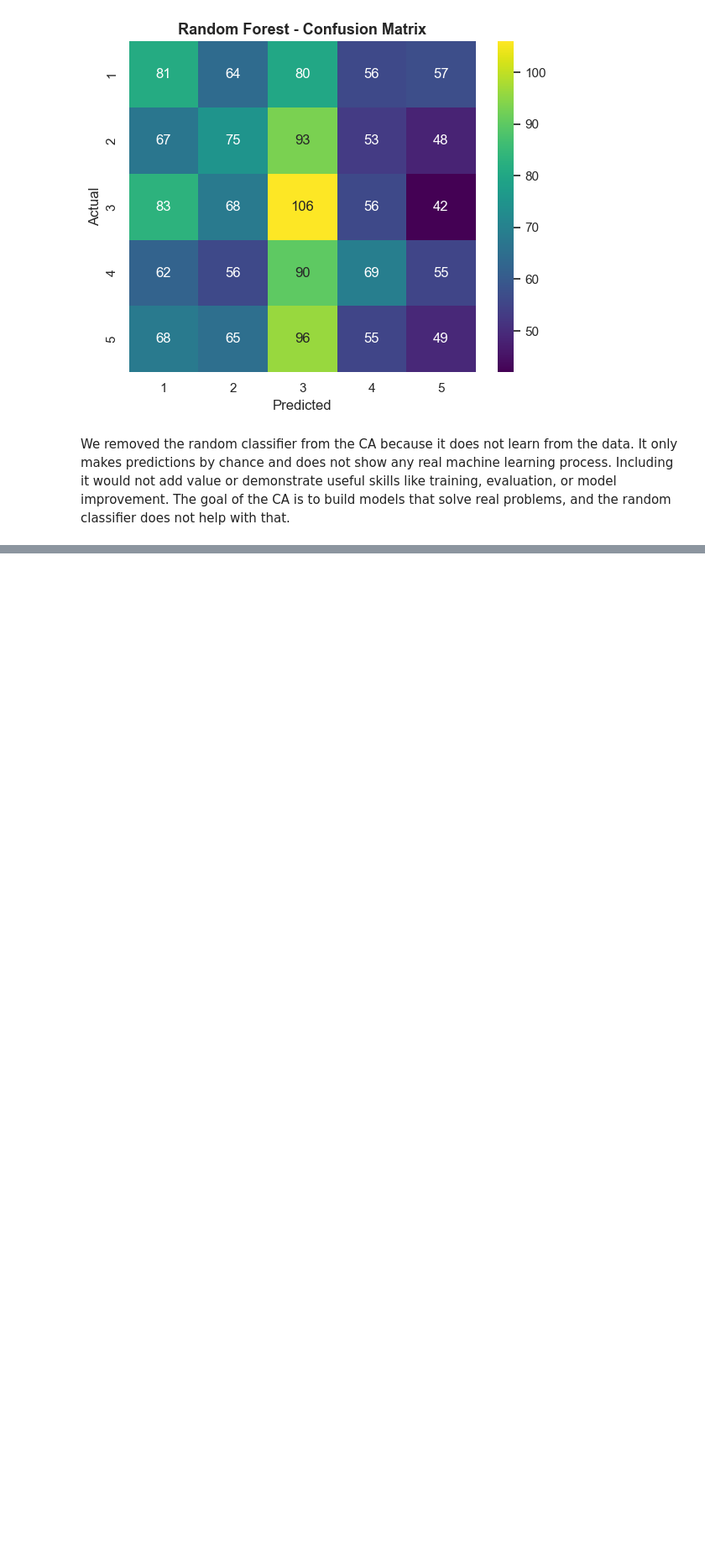
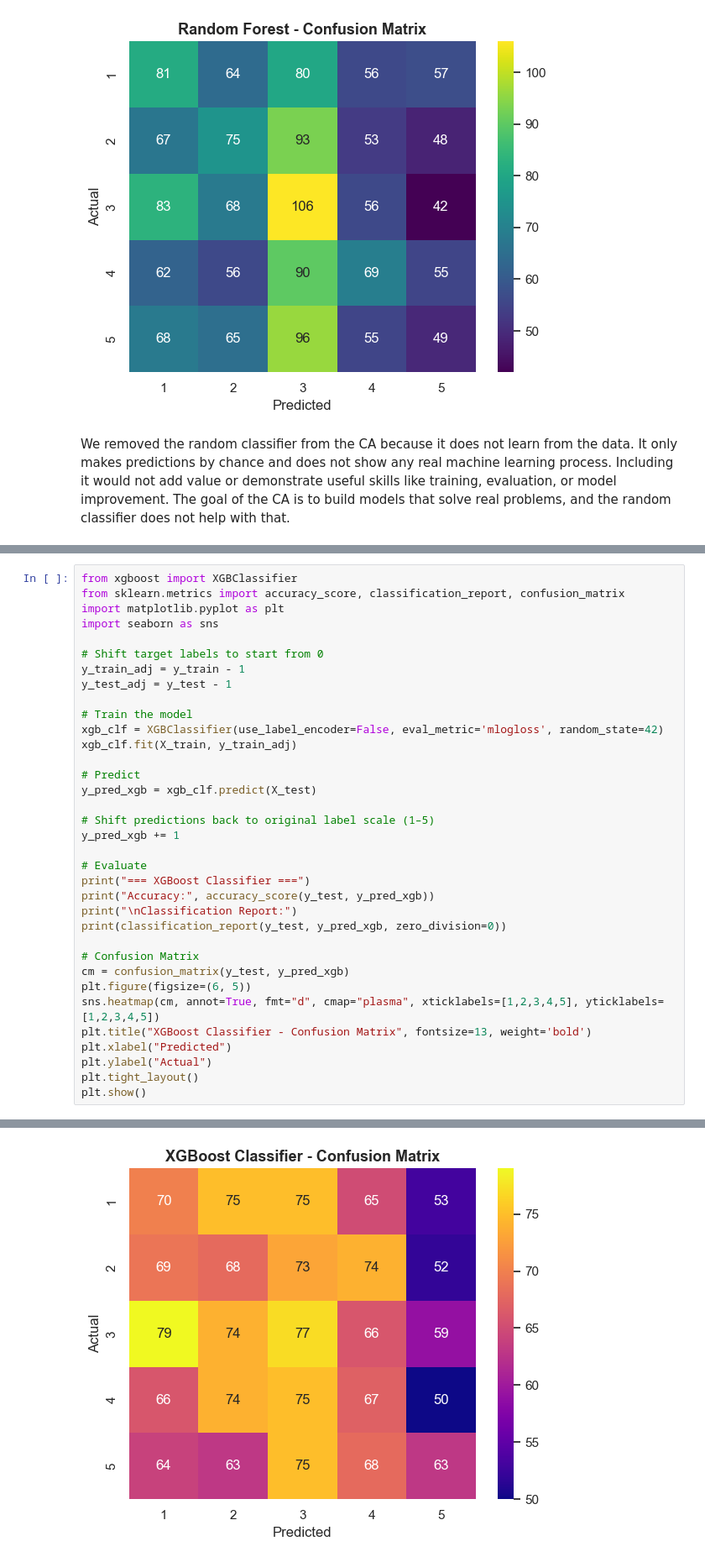
Before and after one commit to CCT-Dublin/capstone-project-feb-2024-pt-denissegarciavivolo, a Jupyter notebook: CA3_CapstoneProject_DenisseGarcia_Data1.ipynb, the cells around one changed output, grey strips where cells are left out. Shown at 84% size. Saved outputs shown, nothing was run; the diff lists cells and outputs as text; blank space fills up the shorter version.

```diff
--- a/CA3_CapstoneProject_DenisseGarcia_Data1.ipynb
+++ b/CA3_CapstoneProject_DenisseGarcia_Data1.ipynb
@@ -778,0 +790,36 @@ KeyError: 'Created Time'
+# %%
+from xgboost import XGBClassifier
+from sklearn.metrics import accuracy_score, classification_report, confusion_matrix
+import matplotlib.pyplot as plt
+import seaborn as sns
+
+# Shift target labels to start from 0
+y_train_adj = y_train - 1
+y_test_adj = y_test - 1
+
+# Train the model
+xgb_clf = XGBClassifier(use_label_encoder=False, eval_metric='mlogloss', random_state=42)
+xgb_clf.fit(X_train, y_train_adj)
+
+# Predict
+y_pred_xgb = xgb_clf.predict(X_test)
+
+# Shift predictions back to original label scale (1–5)
+y_pred_xgb += 1
+
+# Evaluate
+print("=== XGBoost Classifier ===")
+print("Accuracy:", accuracy_score(y_test, y_pred_xgb))
+print("\nClassification Report:")
+print(classification_report(y_test, y_pred_xgb, zero_division=0))
+
+# Confusion Matrix
+cm = confusion_matrix(y_test, y_pred_xgb)
+plt.figure(figsize=(6, 5))
+sns.heatmap(cm, annot=True, fmt="d", cmap="plasma", xticklabels=[1,2,3,4,5], yticklabels=[1,2,3,4,5])
+plt.title("XGBoost Classifier - Confusion Matrix", fontsize=13, weight='bold')
+plt.xlabel("Predicted")
+plt.ylabel("Actual")
+plt.tight_layout()
+plt.show()
+# %% [output]
@@ -778,0 +841 @@ KeyError: 'Created Time'
+[figure, added]
```
Also changed, not shown: parts of 7 cells of this notebook.
